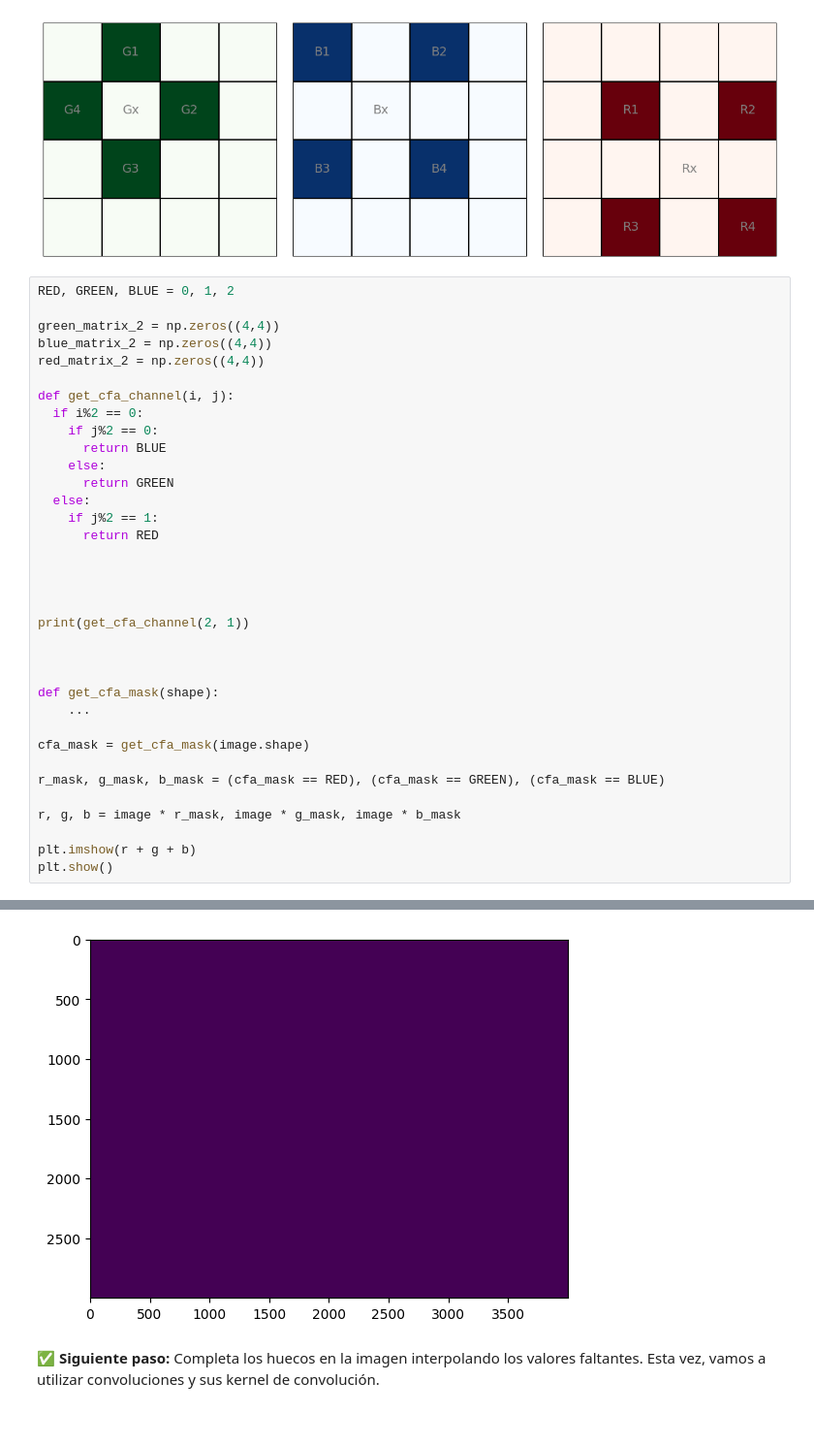
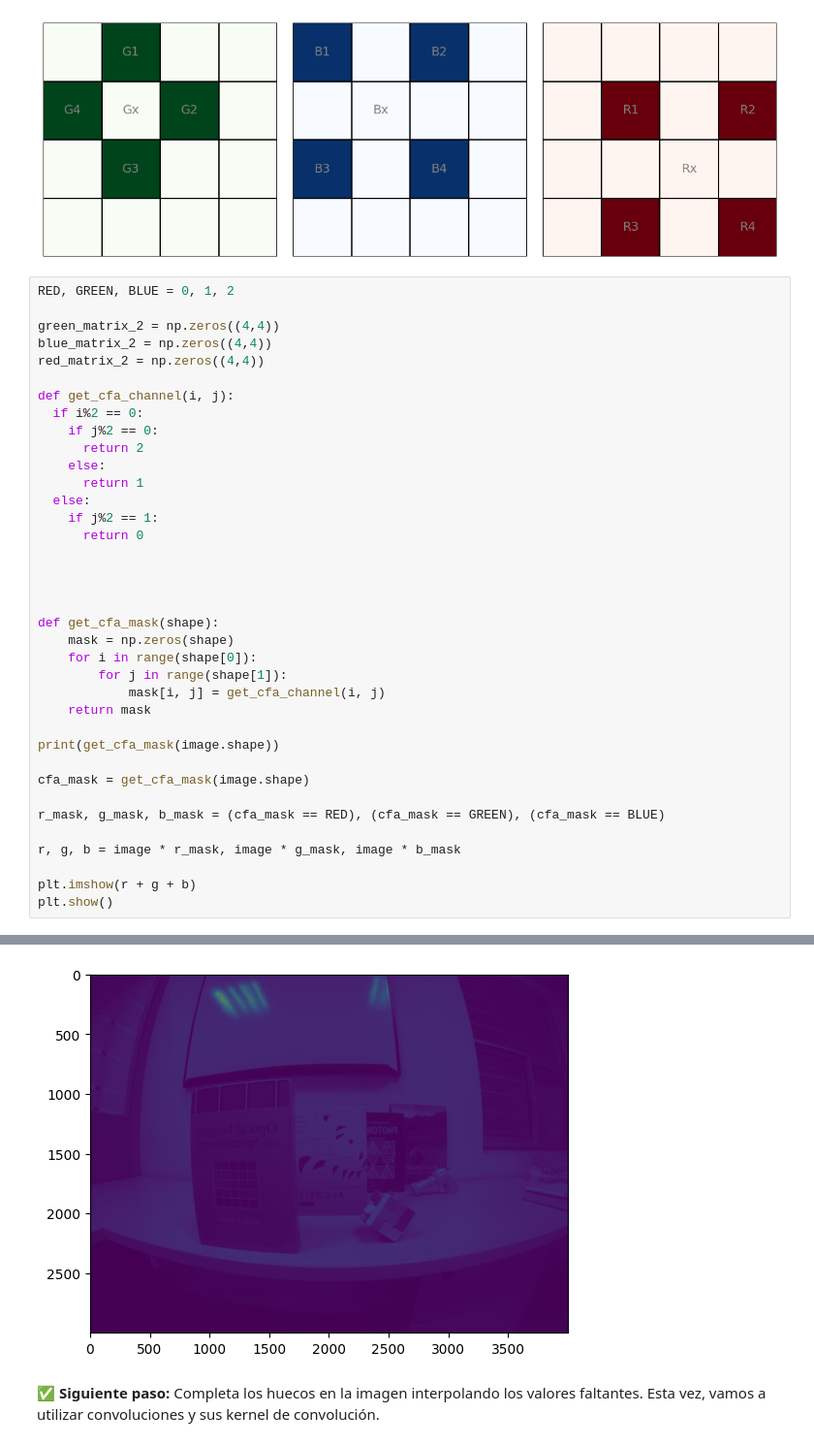
Before and after one commit to angerson25/Hands-on-Computer-Vision, a Jupyter notebook: sesiones/sesion2/Sesion2_1_Demosaicking.ipynb, the cells around one changed output, grey strips where cells are left out. Shown at 97% size. Cells and saved outputs as stored; diff of their text form.

```diff
--- a/sesiones/sesion2/Sesion2_1_Demosaicking.ipynb
+++ b/sesiones/sesion2/Sesion2_1_Demosaicking.ipynb
@@ -166,22 +166,24 @@ red_matrix_2 = np.zeros((4,4))
 def get_cfa_channel(i, j):
   if i%2 == 0:
     if j%2 == 0:
-      return BLUE
+      return 2
     else:
-      return GREEN
+      return 1
   else:
     if j%2 == 1:
-      return RED
+      return 0
 
 
 
 
-print(get_cfa_channel(2, 1))
+def get_cfa_mask(shape):
+    mask = np.zeros(shape)
+    for i in range(shape[0]):
+        for j in range(shape[1]):
+            mask[i, j] = get_cfa_channel(i, j)
+    return mask
 
-
-
-def get_cfa_mask(shape):
-    ...
+print(get_cfa_mask(image.shape))
 
 cfa_mask = get_cfa_mask(image.shape)
 
@@ -196,4 +204,4 @@ plt.show()
-[figure, old version]
+[figure, new version]
 # %% [markdown]
 ✅ **Siguiente paso:** Completa los huecos en la imagen interpolando los valores faltantes.
 Esta vez, vamos a utilizar convoluciones y sus kernel de convolución.
```
Also changed, not shown: parts of 5 cells of this notebook.
